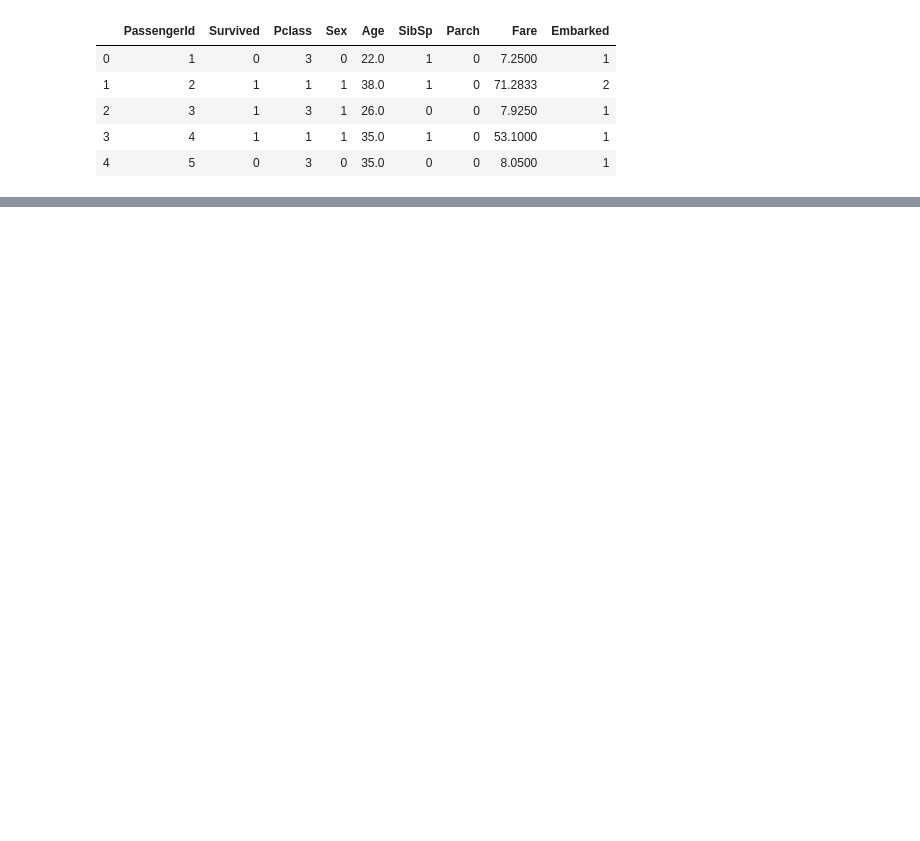
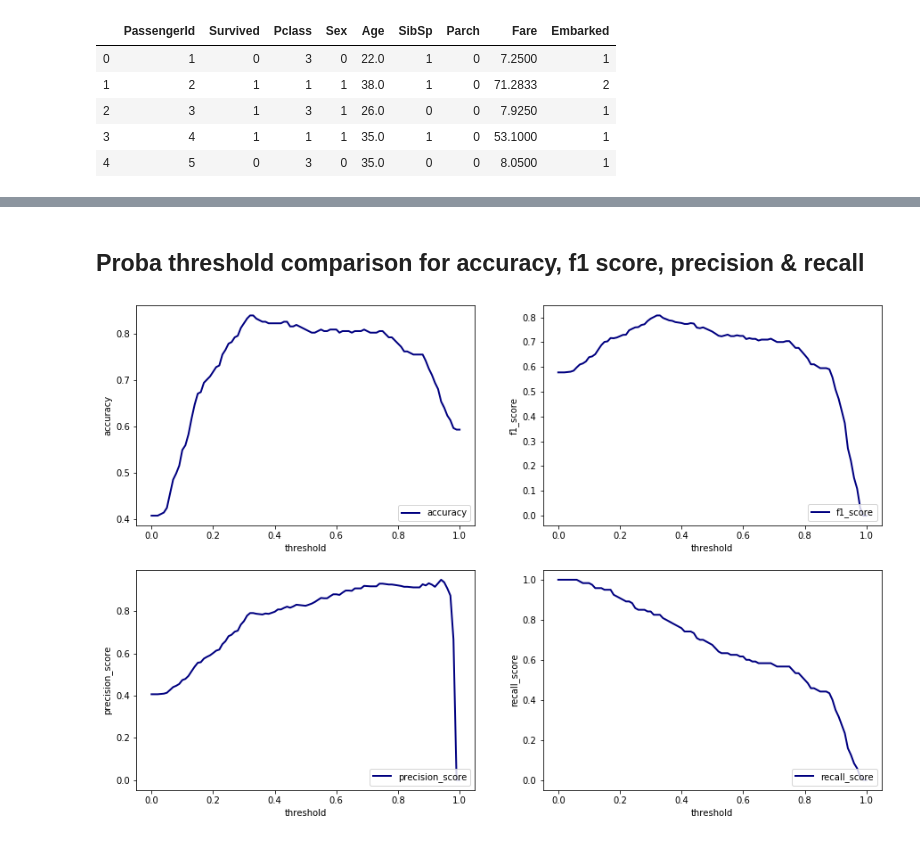
Before and after one commit to Nathanlauga/MLHelper, a Jupyter notebook: notebooks/ClassifierAnalysis on titanic.ipynb, the cells around one changed output, grey strips where cells are left out. Saved outputs shown, nothing was run; the diff lists cells and outputs as text; code cells hidden in the pictures; blank space fills up the shorter version.

```diff
--- a/notebooks/ClassifierAnalysis on titanic.ipynb
+++ b/notebooks/ClassifierAnalysis on titanic.ipynb
@@ -66,0 +85,6 @@ ValueError: Input contains NaN, infinity or a value too large for dtype('float32
+# %%
+clf_analysis.compute_threshold_prediction(X_test, start=0, end=1, step=0.01)
+clf_analysis.compare_threshold_predictions()
+# %% [output]
+## Proba threshold comparison for accuracy, f1 score, precision & recall
+[figure, added]
```
Also changed, not shown: parts of 10 cells of this notebook, 3 other files.
